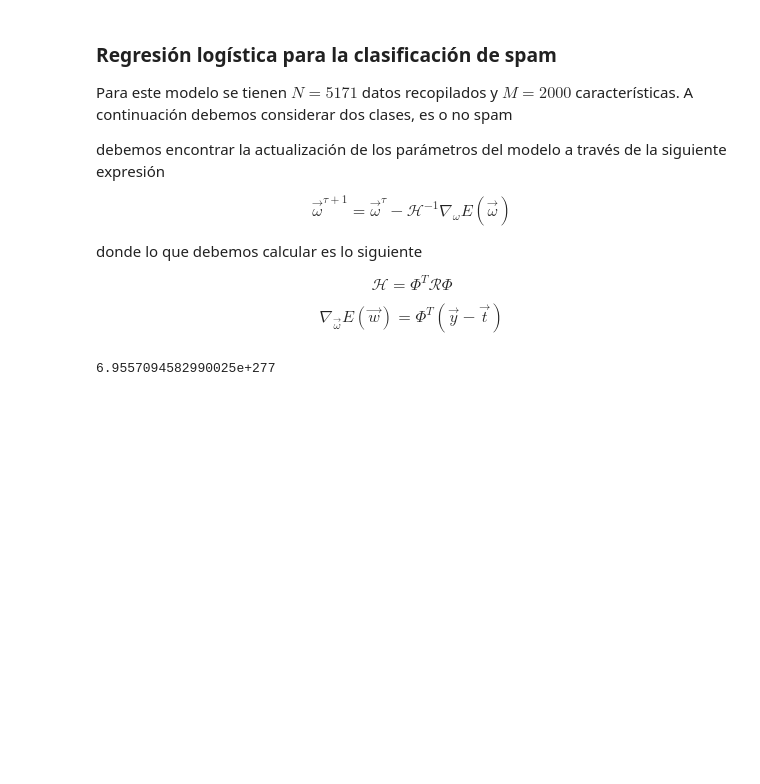
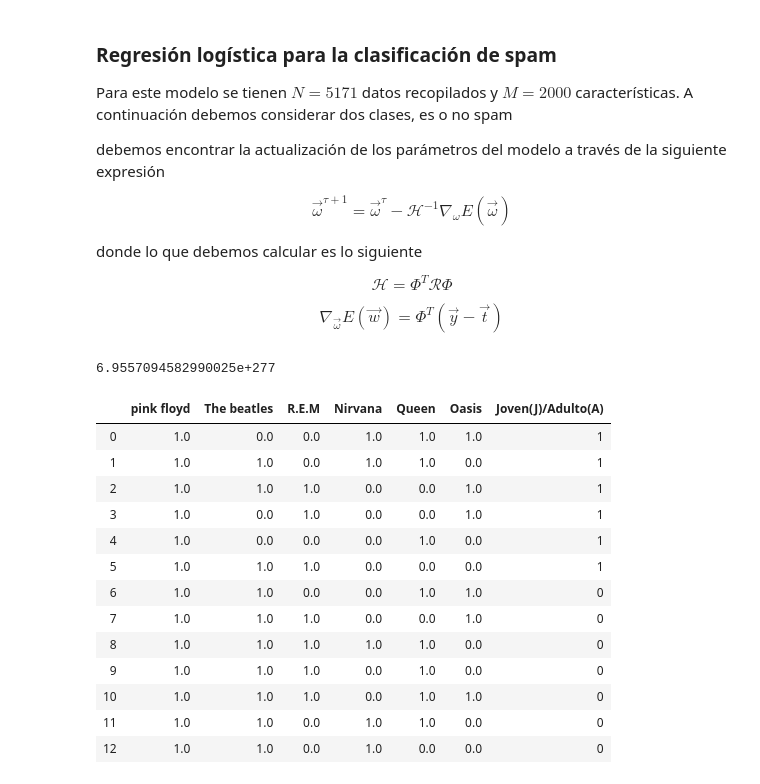
Before and after one commit to jomen93/ML, a Jupyter notebook: Tarea_3/Tarea_3_3.ipynb, the cells around one changed output. Cells and saved outputs as stored; diff of their text form; code cells hidden in the pictures; blank space fills up the shorter version.

```diff
--- a/Tarea_3/Tarea_3_3.ipynb
+++ b/Tarea_3/Tarea_3_3.ipynb
@@ -154,3 +154,38 @@ H = Phi.T@r@Phi
 np.linalg.det(H[0:150,0:150])
 # %% [output]
 6.9557094582990025e+277
+# %%
+import numpy as np
+import pandas as pd
+import matplotlib.pyplot as plt
+
+import warnings
+%matplotlib inline
+
+data = {
+    "pink floyd":[1.,1.,1.,1.,1.,1.,1.,1.,1.,1.,1.,1.,1.],
+    "The beatles":[0.,1.,1.,0.,0.,1.,1.,1.,1.,1.,1.,1.,1.],
+    "R.E.M":[0.,0.,1.,1.,0.,1.,0.,1.,1.,1.,1.,0.,0.],
+    "Nirvana":[1.,1.,0.,0.,0.,0.,0.,0.,1.,0.,0.,1.,1.],
+    "Queen":[1.,1.,0.,0.,1.,0.,1.,0.,1.,1.,1.,1.,0.],
+    "Oasis":[1.,0.,1.,1.,0.,0.,1.,1.,0.,0.,1.,0.,0.],
+    "Joven(J)/Adulto(A)":[1,1,1,1,1,1,0,0,0,0,0,0,0],
+}
+
+df = pd.DataFrame(data,columns = ["pink floyd","The beatles", "R.E.M","Nirvana","Queen","Oasis","Joven(J)/Adulto(A)"])
+df
+# %% [output]
+|  | pink floyd | The beatles | R.E.M | Nirvana | Queen | Oasis | Joven(J)/Adulto(A) |
+| 0 | 1.0 | 0.0 | 0.0 | 1.0 | 1.0 | 1.0 | 1 |
+| 1 | 1.0 | 1.0 | 0.0 | 1.0 | 1.0 | 0.0 | 1 |
+| 2 | 1.0 | 1.0 | 1.0 | 0.0 | 0.0 | 1.0 | 1 |
+| 3 | 1.0 | 0.0 | 1.0 | 0.0 | 0.0 | 1.0 | 1 |
+| 4 | 1.0 | 0.0 | 0.0 | 0.0 | 1.0 | 0.0 | 1 |
+| 5 | 1.0 | 1.0 | 1.0 | 0.0 | 0.0 | 0.0 | 1 |
+| 6 | 1.0 | 1.0 | 0.0 | 0.0 | 1.0 | 1.0 | 0 |
+| 7 | 1.0 | 1.0 | 1.0 | 0.0 | 0.0 | 1.0 | 0 |
+| 8 | 1.0 | 1.0 | 1.0 | 1.0 | 1.0 | 0.0 | 0 |
+| 9 | 1.0 | 1.0 | 1.0 | 0.0 | 1.0 | 0.0 | 0 |
+| 10 | 1.0 | 1.0 | 1.0 | 0.0 | 1.0 | 1.0 | 0 |
+| 11 | 1.0 | 1.0 | 0.0 | 1.0 | 1.0 | 0.0 | 0 |
+| 12 | 1.0 | 1.0 | 0.0 | 1.0 | 0.0 | 0.0 | 0 |
```
Also changed, not shown: 2 other files.
